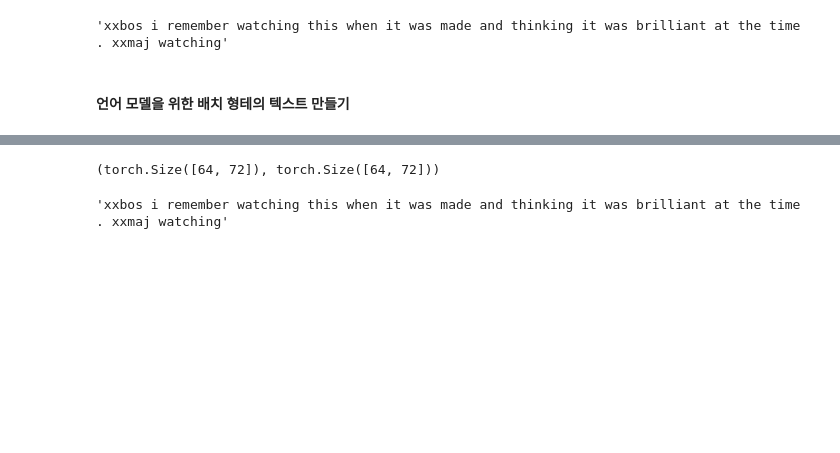
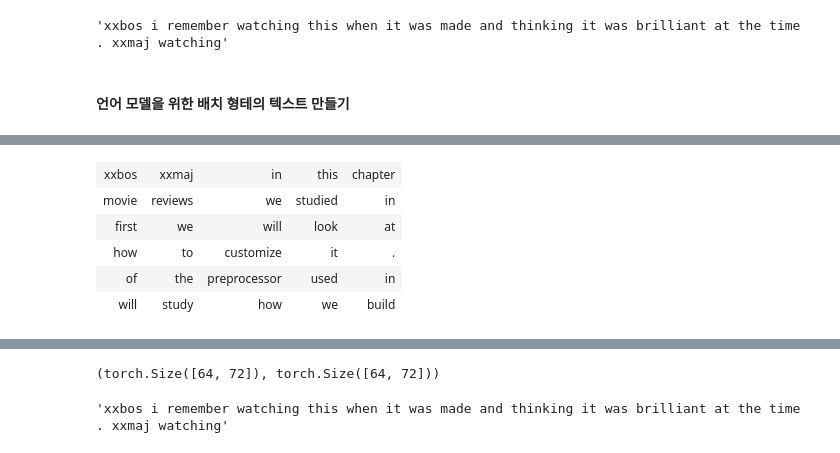
Before and after one commit to chw8207/fastai_pytorch, a Jupyter notebook: NLP.ipynb, the cells around one changed output, grey strips where cells are left out. Saved outputs shown, nothing was run; the diff lists cells and outputs as text; code cells hidden in the pictures; blank space fills up the shorter version.

```diff
--- a/NLP.ipynb
+++ b/NLP.ipynb
@@ -162,0 +185,14 @@ TensorText([   2,   19,  280,  189,   20,   64,   18,   24,  118,   12, 1072,
+# %%
+# 책에 없는 내용
+# 길이가 5인 텍스트 배열 6개로 배치 하나 구성함(첫 번째 배치)
+bs, seq_len = 6, 5
+d_tokens = np.array([tokens[i*15:i*15+seq_len] for i in range(bs)])
+df = pd.DataFrame(d_tokens)
+display(HTML(df.to_html(index=False, header=None)))
+# %% [output]
+| xxbos | xxmaj | in | this | chapter |
+| movie | reviews | we | studied | in |
+| first | we | will | look | at |
+| how | to | customize | it | . |
+| of | the | preprocessor | used | in |
+| will | study | how | we | build |
```
Also changed, not shown: parts of 15 cells of this notebook.
